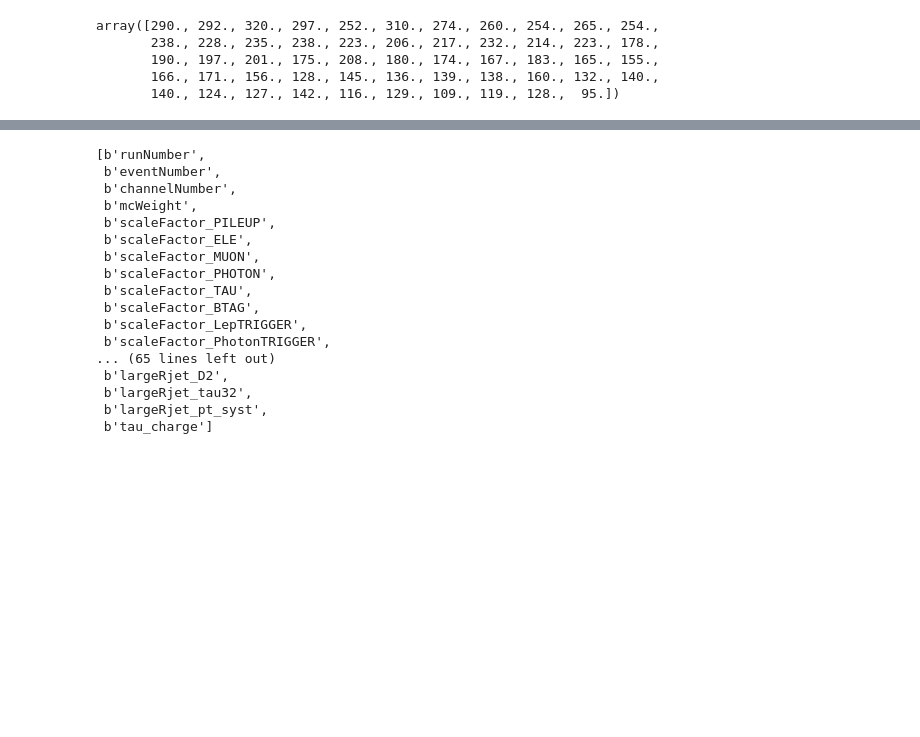
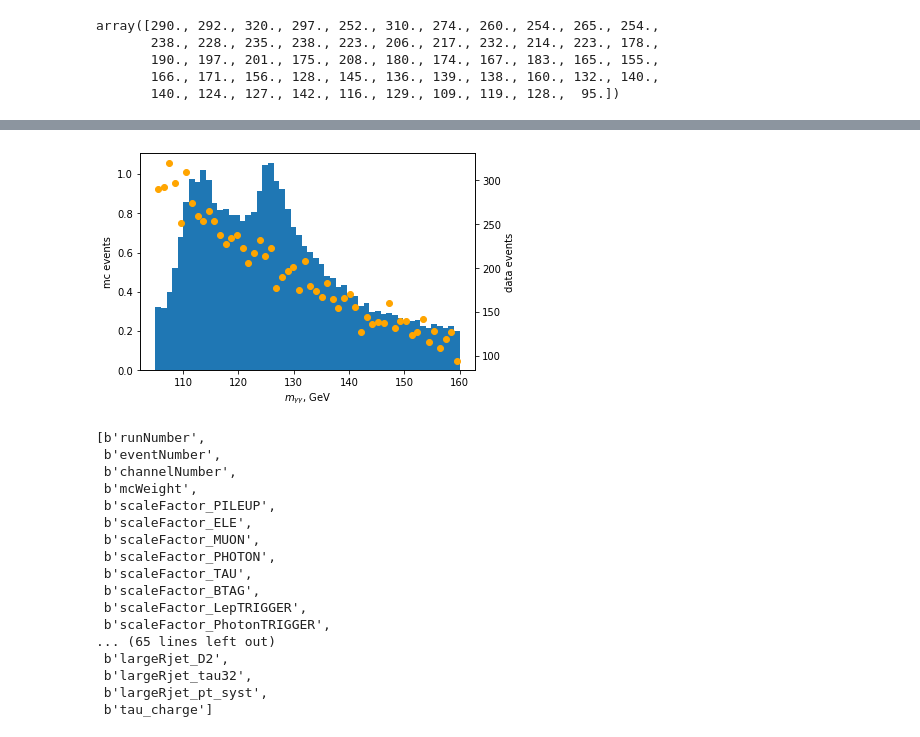
Before and after one commit to vindex10/rbpp-projects, a Jupyter notebook: project-final/opendata_playground.ipynb, the cells around one changed output, grey strips where cells are left out. Cells and saved outputs as stored; diff of their text form; code cells hidden in the pictures; blank space fills up the shorter version.

```diff
--- a/project-final/opendata_playground.ipynb
+++ b/project-final/opendata_playground.ipynb
@@ -205,9 +222,16 @@ def histogram_per_file(datasets, binedges, type_filter):
         with uproot.open(fullpath) as f:
             total_events = f["mini"].numentries
             print("Total Num Events: ", total_events)
+            time_start = time.perf_counter()
+            time_now = time_start
+            times = []
             for i, events in enumerate(f["mini"].iterate(["*"], entrysteps=entrysteps)):
-                print("Processing: ", (i+1)*entrysteps)
                 thehist += process_event_batch(events, bin_edges, weighted=is_mc)
+                time_diff = time.perf_counter() - time_now
+                time_now += time_diff
+                times.append(time_diff)
+                print("Processed: ", (i+1)*entrysteps, "; Time per batch: ", time_diff)
+            print("Total time: ", time.perf_counter() - time_start, "; Median time per batch: ", np.median(times))
     return histograms
 # %%
 mc_hists = histogram_per_file(datasets, bin_edges, ["MC"])
@@ -310,5 +338,5 @@ bin_size = (bin_edges[1:] - bin_edges[:-1])
 # %%
-L = 1000
+L = 1000*10.6
 # %%
 mc_hist
 # %% [output]
@@ -340,3 +367,15 @@ plt.scatter(bin_mid, data_hist, zorder=1)
+# %%
+def plot_dat(ax, data_hist, mc_hist):
+    ax.bar(bin_mid, mc_hist, width=bin_size, zorder=0)
+    ax.set_ylabel("mc events")
+    ax1 = ax.twinx()
+    ax1.scatter(bin_mid, data_hist, zorder=1, color="orange")
+    ax1.set_ylabel("data events")
+    ax.set_xlabel("$m_{\gamma \gamma}$, GeV")
+fig, ax = plt.subplots()
+plot_dat(ax, data_hist, mc_hist*L)
+# %% [output]
+[figure, added]
 # %%
 test_mc = uproot.open(os.path.join("root://", data_path, "GamGam", "MC", f"{datasets['GamGam']['MC'][0][0]}.root"))
 # %%
```
Also changed, not shown: parts of 27 cells of this notebook, 2 other files.
